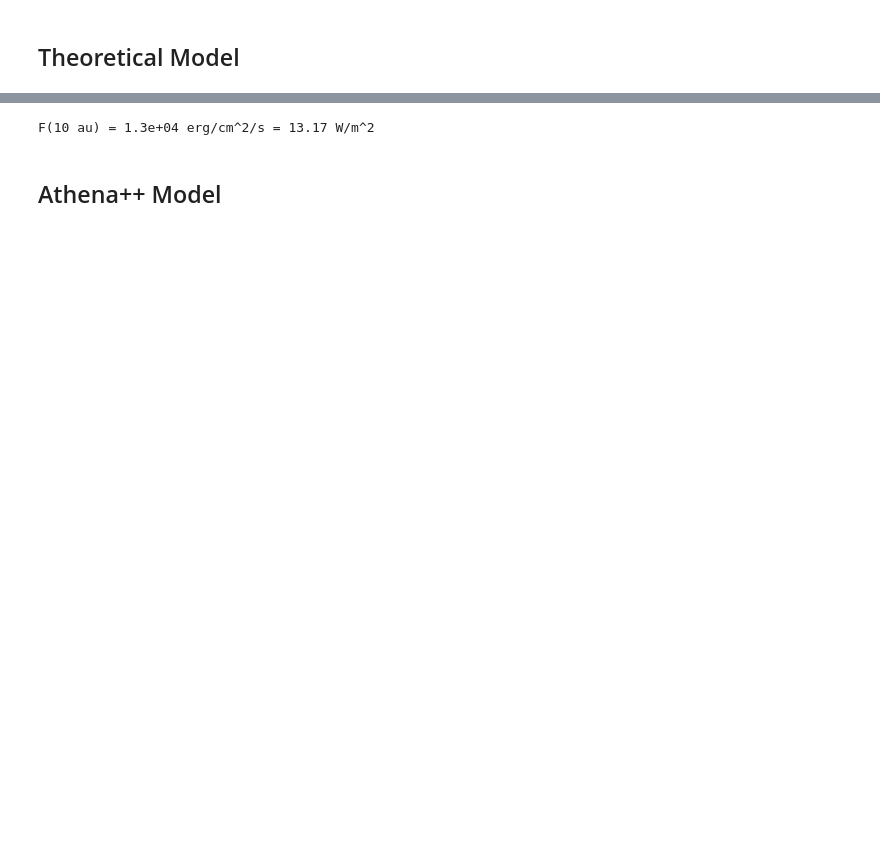
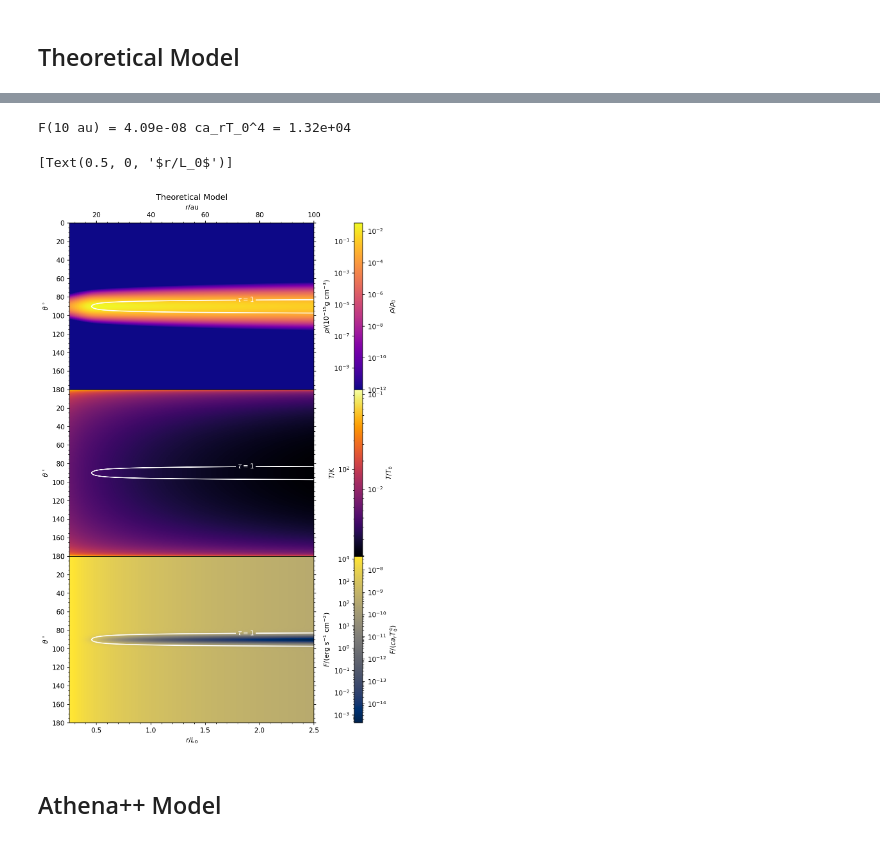
Before and after one commit to sabaronett/rad-hydro, a Jupyter notebook: athena/dev/const_opac/ConstantOpacity_Athena++.ipynb, the cells around one changed output, grey strips where cells are left out. Cells and saved outputs as stored; diff of their text form; code cells hidden in the pictures; blank space fills up the shorter version.

```diff
--- a/athena/dev/const_opac/ConstantOpacity_Athena++.ipynb
+++ b/athena/dev/const_opac/ConstantOpacity_Athena++.ipynb
@@ -348,6 +322,64 @@ ax.tick_params(axis='both', which='both', top=True, right=True)
-# %%
-print(f'F(10 au) = {F[j, 0]:.1e} erg/cm^2/s = {F[j, 0]/1e3:.02f} W/m^2')
-# %% [output]
-F(10 au) = 1.3e+04 erg/cm^2/s = 13.17 W/m^2
+# %%
+#===============================================================================
+import numpy as np
+import matplotlib.colors as colors
+import matplotlib.pyplot as plt
+
+def fmt(x):
+  return rf'$\tau={x:.0f}$'
+
+dr = (x1max - x1min)/nx1
+dtau = rho_field_theo*kappa_a*dr
+tau_field_theo  = np.cumsum(dtau, axis=1)
+Fx_field_theo = np.power(T, 4)*np.power(R/x1v, 2)/4*(np.exp(-tau_field_theo))
+
+# Plot and format
+fig, axs = plt.subplots(nrows=3, sharex=True, figsize=(9, 13.5), dpi=150)
+im0 = axs[0].pcolormesh(x1v, x2v*rad2deg, rho_field_theo, cmap='plasma',
+                        norm=colors.LogNorm())
+im1 = axs[1].pcolormesh(x1v, x2v*rad2deg, T_field_theo, cmap='inferno',
+                        norm=colors.LogNorm())
+im2 = axs[2].pcolormesh(x1v, x2v*rad2deg, Fx_field_theo, cmap='cividis',
+                        norm=colors.LogNorm())
+
+# Format secondary (colorbar) scales in cgs
+def F2cgs(F):
+  return F*c_speed*arad*T_unit**4
+
+ax_r = axs[0].secondary_xaxis('top', functions=(r2au, r2au))
+cbar_rho = plt.colorbar(im0, label=r'$\rho/\rho_0$', pad=0.12)
+cbar_T = plt.colorbar(im1, label=r'$T/T_0$', pad=0.12)
+cbar_F = plt.colorbar(im2, label='$F/(ca_\mathrm{r}T_0^4)$', pad=0.12)
+cbar_rho_cgs = cbar_rho.ax.secondary_yaxis('left', functions=(rho2cgs, rho2cgs))
+cbar_T_K = cbar_T.ax.secondary_yaxis('left', functions=(T2cgs, T2cgs))
+cbar_F_cgs = cbar_F.ax.secondary_yaxis('left', functions=(F2cgs, F2cgs))
+
+ax_r.set(xlabel=r'$r$/au')
+cbar_rho_cgs.set(ylabel=r'$\rho$/($10^{-15}$g cm$^{-3}$)')
+cbar_T_K.set(ylabel=r'$T$/K')
+cbar_F_cgs.set(ylabel=r'$F$/(erg s$^{-1}$ cm$^{-2}$)')
+
+# Sanity check
+print(f'F(10 au) = {Fx_field_theo[0][0]:.2e} ca_rT_0^4 = {F2cgs(Fx_field_theo[0][0]):.2e}')
+
+# Format subplots
+for i, ax in enumerate(axs):
+  CS = ax.contour(x1v, x2v*rad2deg, tau_field_theo, [1, 1e4],
+                  colors=['white', 'white'])
+  ax.clabel(CS, CS.levels, fmt=fmt)
+  ax.invert_yaxis()
+  ax.minorticks_on()
+  ax.set(ylabel=r'$\theta^\circ$')
+  ax.tick_params(axis='both', which='both', right=True)
+
+plt.subplots_adjust(hspace=0.0)
+axs[0].set(title='Theoretical Model')
+axs[0].tick_params(axis='both', which='both', top=True, right=True)
+axs[2].set(xlabel='$r/L_0$')
+# ax.tick_params(axis='both', which='both', top=True, right=True)
+# %% [output]
+F(10 au) = 4.09e-08 ca_rT_0^4 = 1.32e+04
+[Text(0.5, 0, '$r/L_0$')]
+[figure, added]
 # %% [markdown]
 ## Athena++ Model
```
Also changed, not shown: parts of 21 cells of this notebook.
